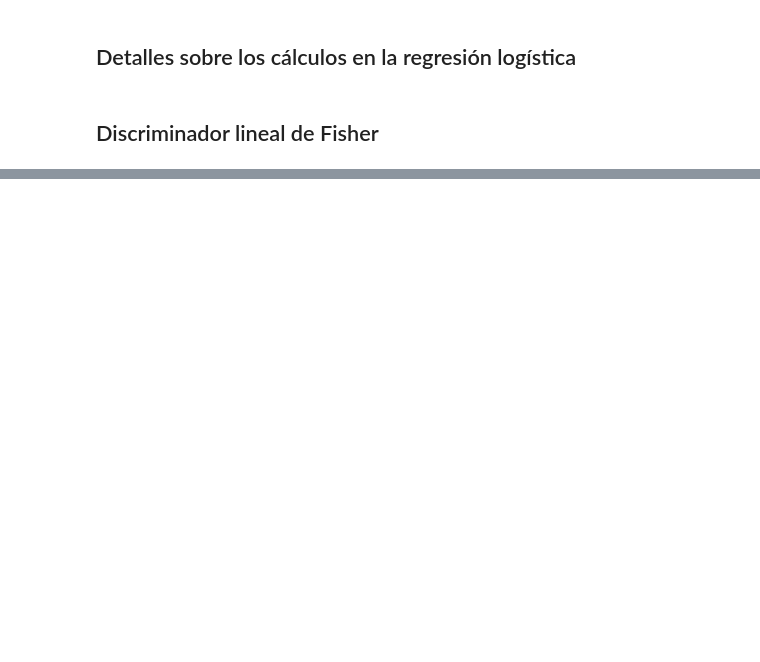
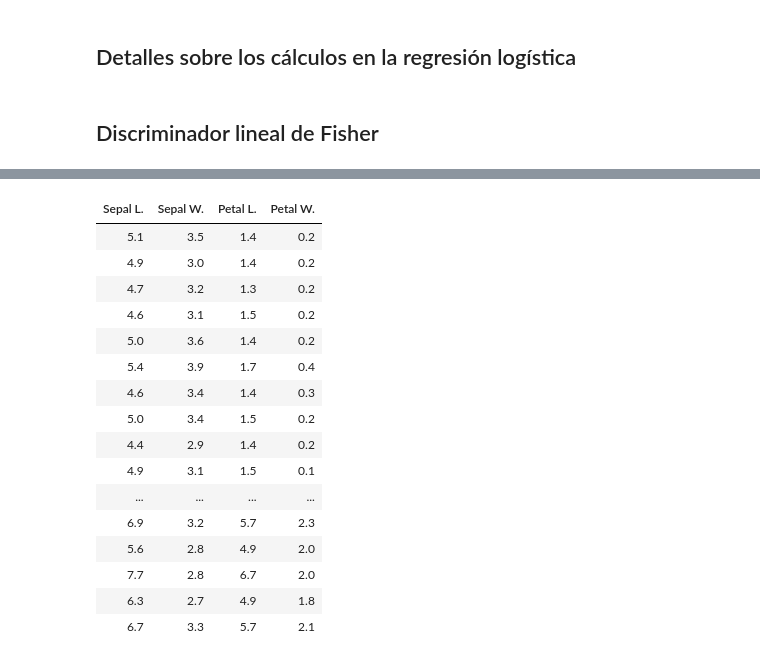
Before and after one commit to nicofo/AAMD, a Jupyter notebook: Classificació Lineal i avaluació de models/clas-lineal-3.ipynb, the cells around one changed output, grey strips where cells are left out. Drawn from its saved outputs; the diff is of its cells as text; code cells hidden in the pictures; blank space fills up the shorter version.

```diff
--- a/Classificació Lineal i avaluació de models/clas-lineal-3.ipynb
+++ b/Classificació Lineal i avaluació de models/clas-lineal-3.ipynb
@@ -298,0 +343,6 @@ True   0   1
+# %%
+train <- rbind(iris3[1:25,,1], iris3[1:25,,2], iris3[1:25,,3])
+test <- rbind(iris3[26:50,,1], iris3[26:50,,2], iris3[26:50,,3])
+cl <- factor(c(rep("s",25), rep("c",25), rep("v",25)))
+knn(train, test, cl, k = 3, prob=TRUE)
+#attributes(.Last.value)
@@ -298,0 +365,20 @@ True   0   1
+# %%
+train
+# %% [output]
+| Sepal L. | Sepal W. | Petal L. | Petal W. |
+| 5.1 | 3.5 | 1.4 | 0.2 |
+| 4.9 | 3.0 | 1.4 | 0.2 |
+| 4.7 | 3.2 | 1.3 | 0.2 |
+| 4.6 | 3.1 | 1.5 | 0.2 |
+| 5.0 | 3.6 | 1.4 | 0.2 |
+| 5.4 | 3.9 | 1.7 | 0.4 |
+| 4.6 | 3.4 | 1.4 | 0.3 |
+| 5.0 | 3.4 | 1.5 | 0.2 |
+| 4.4 | 2.9 | 1.4 | 0.2 |
+| 4.9 | 3.1 | 1.5 | 0.1 |
+| ... | ... | ... | ... |
+| 6.9 | 3.2 | 5.7 | 2.3 |
+| 5.6 | 2.8 | 4.9 | 2.0 |
+| 7.7 | 2.8 | 6.7 | 2.0 |
+| 6.3 | 2.7 | 4.9 | 1.8 |
+| 6.7 | 3.3 | 5.7 | 2.1 |
```
Also changed, not shown: parts of 24 cells of this notebook, 8 other files.
